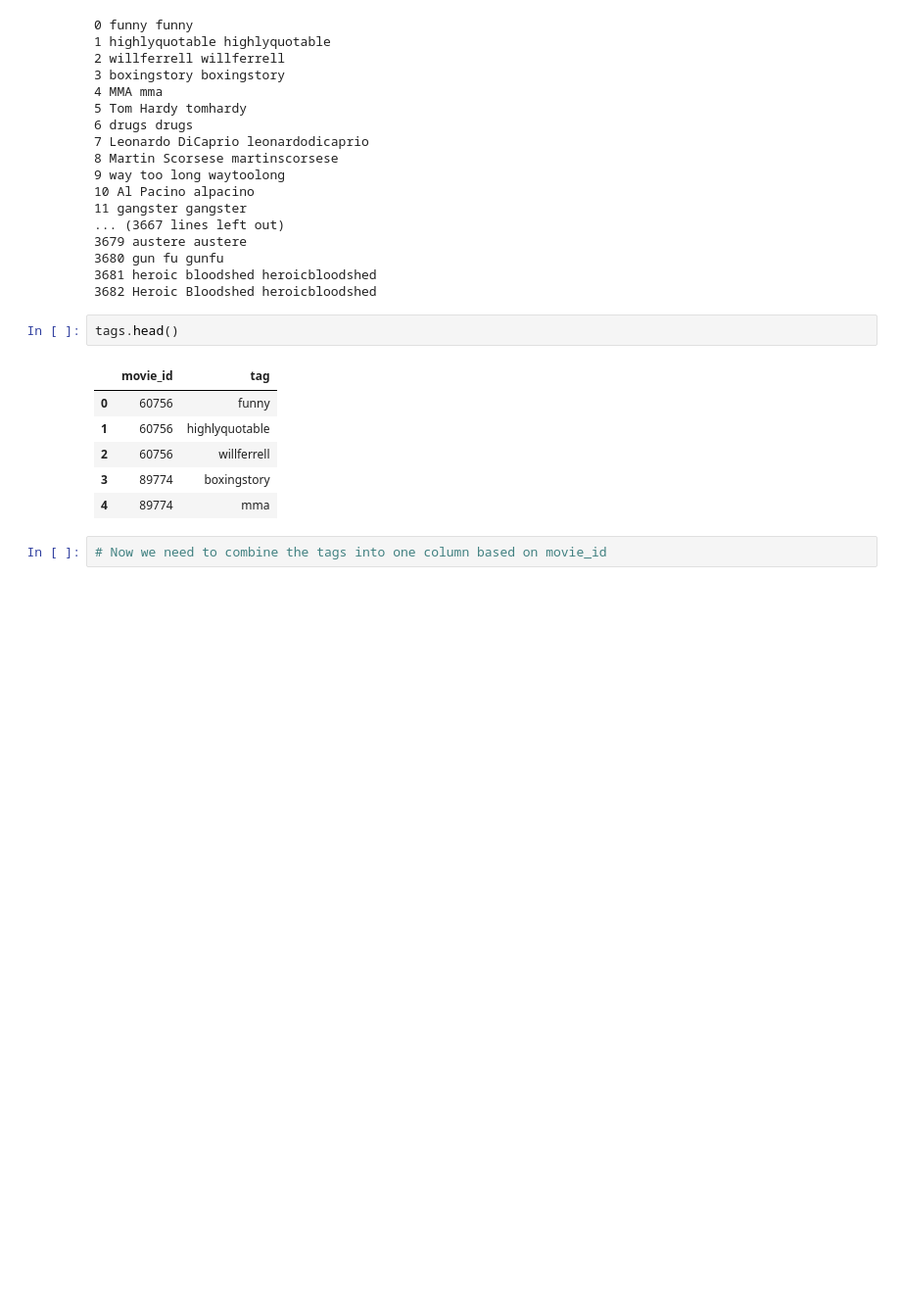
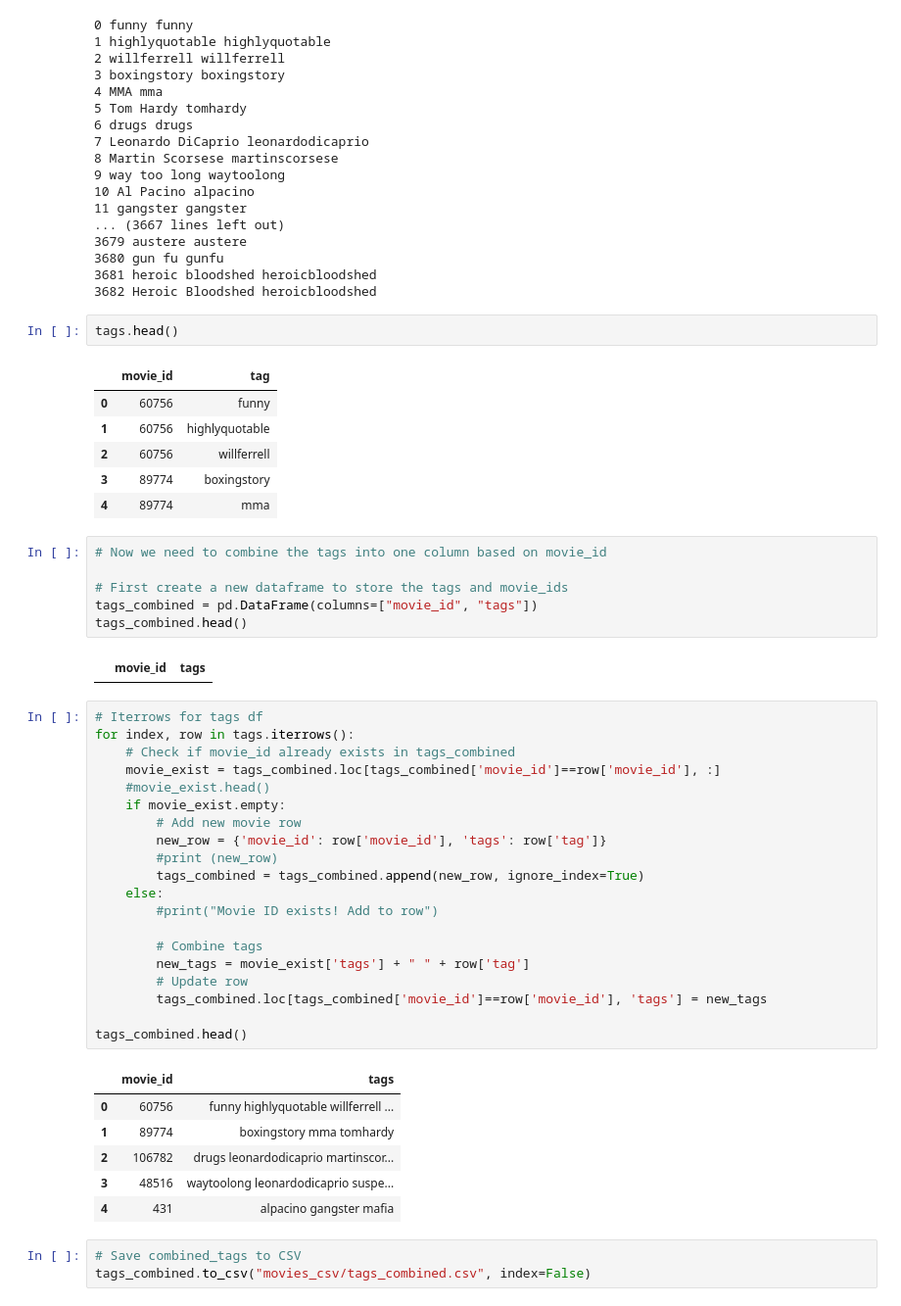
Before and after one commit to improvbutterfly/movies-project, a Jupyter notebook: CombineDataForMachineModel.ipynb, the cells around one changed output. Shown at 98% size. Cells and saved outputs as stored; diff of their text form; blank space fills up the shorter version.

Commit message:
Adding combined tags

```diff
--- a/CombineDataForMachineModel.ipynb
+++ b/CombineDataForMachineModel.ipynb
@@ -59,3 +59,39 @@ tags.head()
 | 4 | 89774 | mma |
 # %%
 # Now we need to combine the tags into one column based on movie_id
+
+# First create a new dataframe to store the tags and movie_ids
+tags_combined = pd.DataFrame(columns=["movie_id", "tags"])
+tags_combined.head()
+# %% [output]
+|  | movie_id | tags |
+# %%
+# Iterrows for tags df
+for index, row in tags.iterrows():
+    # Check if movie_id already exists in tags_combined
+    movie_exist = tags_combined.loc[tags_combined['movie_id']==row['movie_id'], :]
+    #movie_exist.head()
+    if movie_exist.empty:
+        # Add new movie row
+        new_row = {'movie_id': row['movie_id'], 'tags': row['tag']}
+        #print (new_row)
+        tags_combined = tags_combined.append(new_row, ignore_index=True)
+    else:
+        #print("Movie ID exists! Add to row")
+
+        # Combine tags
+        new_tags = movie_exist['tags'] + " " + row['tag']
+        # Update row
+        tags_combined.loc[tags_combined['movie_id']==row['movie_id'], 'tags'] = new_tags
+
+tags_combined.head()
+# %% [output]
+|  | movie_id | tags |
+| 0 | 60756 | funny highlyquotable willferrell ... |
+| 1 | 89774 | boxingstory mma tomhardy |
+| 2 | 106782 | drugs leonardodicaprio martinscor... |
+| 3 | 48516 | waytoolong leonardodicaprio suspe... |
+| 4 | 431 | alpacino gangster mafia |
+# %%
+# Save combined_tags to CSV
+tags_combined.to_csv("movies_csv/tags_combined.csv", index=False)
```
Also changed, not shown: 1 other file.
